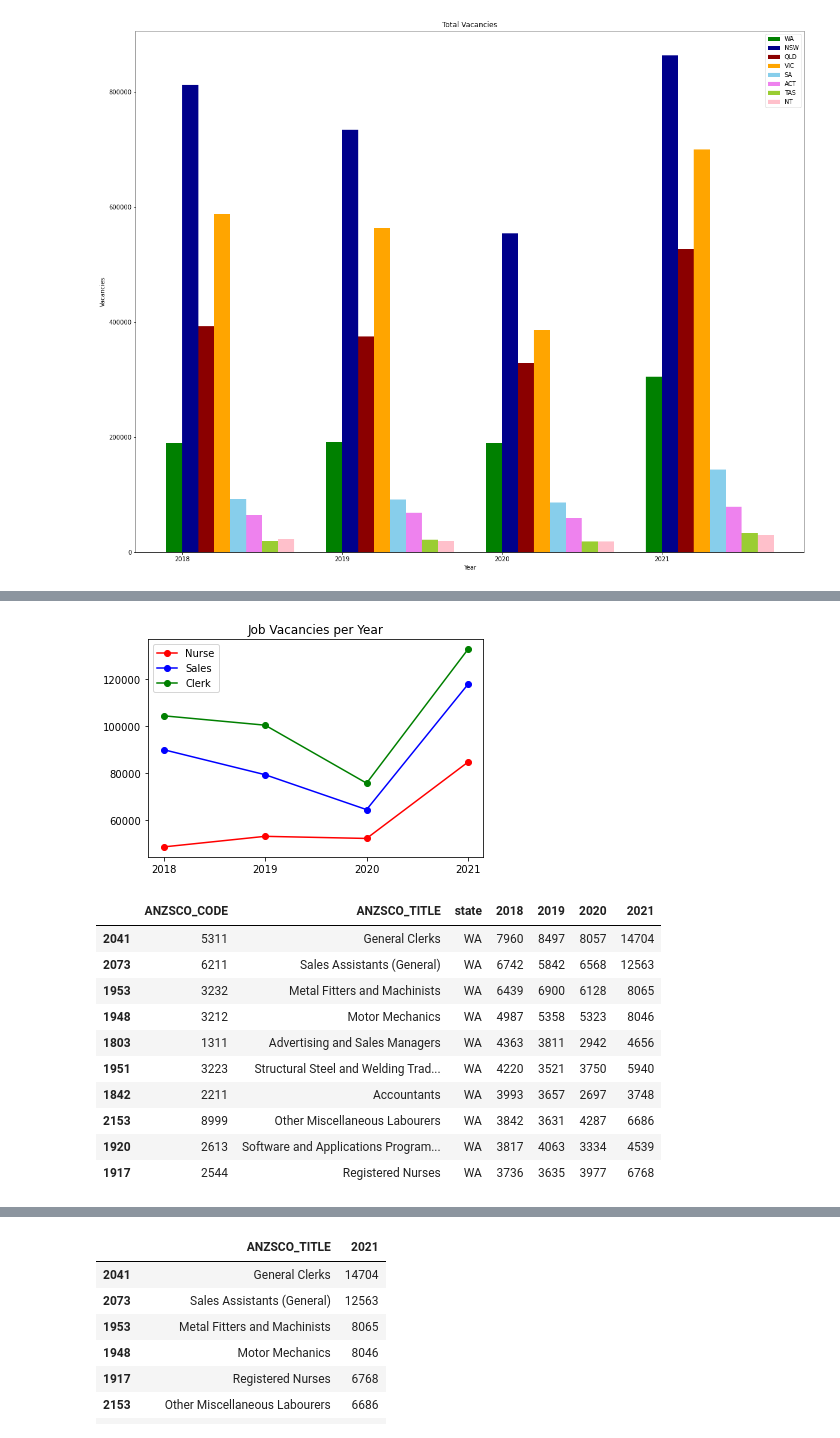
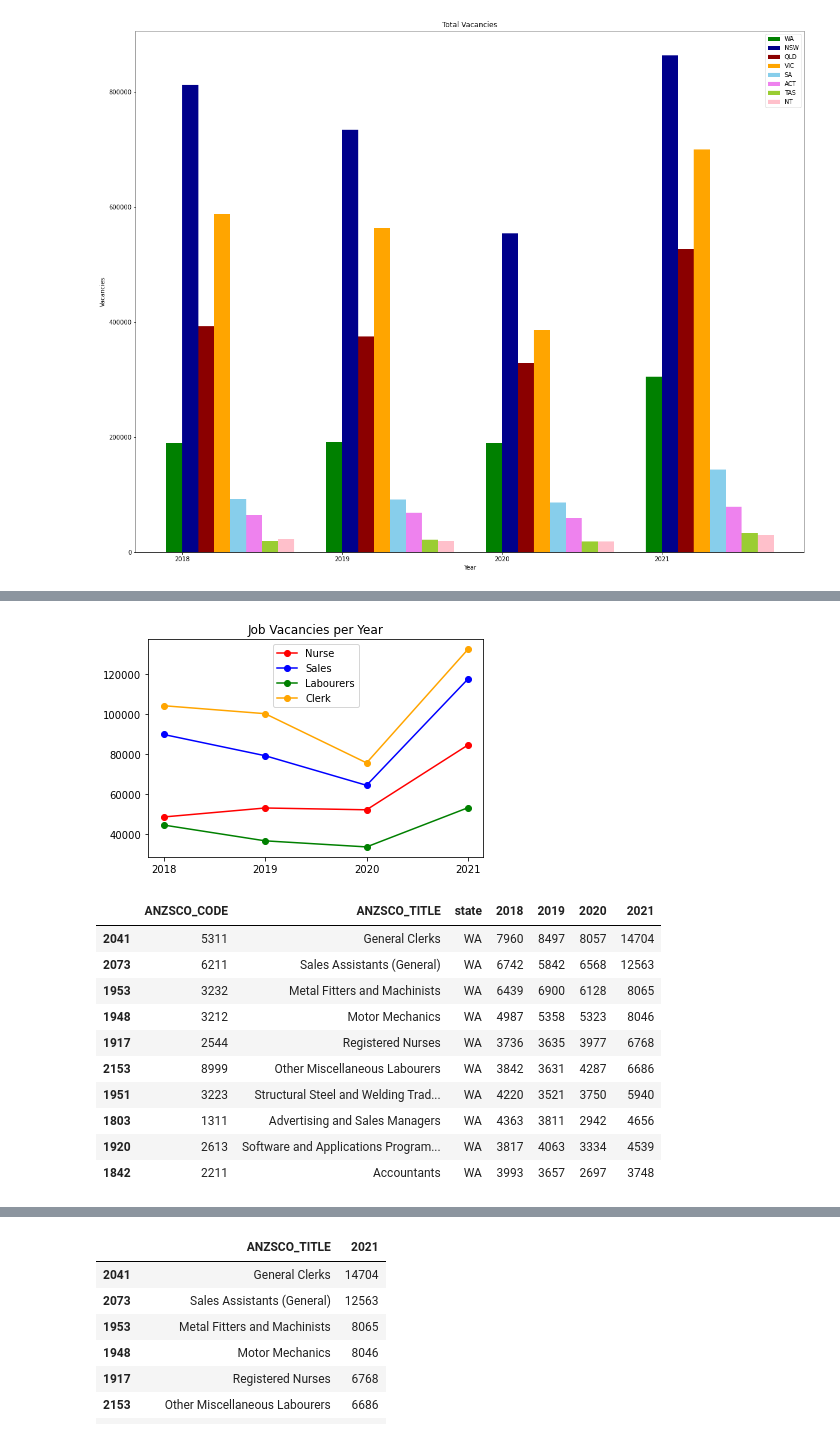
Before and after one commit to CarmenK2/GroupProject1, a Jupyter notebook: Job Vacancies.ipynb, the cells around one changed output, grey strips where cells are left out. Drawn from its saved outputs; the diff is of its cells as text; code cells hidden in the pictures.

```diff
--- a/Job Vacancies.ipynb
+++ b/Job Vacancies.ipynb
@@ -170,39 +192,43 @@ vac_per_job.nlargest(n=10, columns=['2018','2019','2020','2021'])
 # %%
-# Total job vacancies per year for Registered Nurses, Sales Assistants, and Clerks
+# Total job vacancies per year for Registered Nurses, Sales Assistants, Labourers and Clerks
 reg_nurse = vacancy_per_state.loc[(vacancy_per_state['ANZSCO_TITLE']=='Registered Nurses'),:]
 reg_nursetot = reg_nurse.iloc[:,3:].sum()
 
 
 reg_sales = vacancy_per_state.loc[(vacancy_per_state['ANZSCO_TITLE']=='Sales Assistants (General)'),:]
 reg_salestot = reg_sales.iloc[:,3:].sum()
+
+reg_labour = vacancy_per_state.loc[(vacancy_per_state['ANZSCO_TITLE']=='Other Miscellaneous Labourers'),:]
+reg_labourtot = reg_labour.iloc[:,3:].sum()
 
 reg_clerk = vacancy_per_state.loc[(vacancy_per_state['ANZSCO_TITLE']=='General Clerks'),:]
 reg_clerktot = reg_clerk.iloc[:,3:].sum()
 
 x_axisplot = ['2018','2019','2020','2021']
 
 plt.plot(x_axisplot, reg_nursetot, marker = 'o', color = 'red', label='Nurse')
 plt.plot(x_axisplot, reg_salestot, marker = 'o', color = 'blue', label='Sales')
-plt.plot(x_axisplot, reg_clerktot, marker = 'o', color = 'green', label='Clerk')
+plt.plot(x_axisplot, reg_labourtot, marker = 'o', color = 'green', label='Labourers')
+plt.plot(x_axisplot, reg_clerktot, marker = 'o', color = 'orange', label='Clerk')
 plt.title('Job Vacancies per Year')
 plt.legend(loc='best')
-plt.show()
+plt.savefig('Images/Job_Vacancy_Comparison.png')
 # %% [output]
-[figure, old version]
+[figure, new version]
 # %%
 # Dataframe showing top 10 WA job vacancies in the last 4 years
 wavacancy_per_job = vacancy_per_state.loc[vacancy_per_state['state']=='WA',:]
 wavacancytop = wavacancy_per_job.nlargest(n=10, columns=['2018','2019','2020','2021'])
-wavacancytop.head(10)
+wavacancytop.sort_values(by=['2021'], ascending= False)
 # %% [output]
 |  | ANZSCO_CODE | ANZSCO_TITLE | state | 2018 | 2019 | 2020 | 2021 |
 | 2041 | 5311 | General Clerks | WA | 7960 | 8497 | 8057 | 14704 |
 | 2073 | 6211 | Sales Assistants (General) | WA | 6742 | 5842 | 6568 | 12563 |
 | 1953 | 3232 | Metal Fitters and Machinists | WA | 6439 | 6900 | 6128 | 8065 |
 | 1948 | 3212 | Motor Mechanics | WA | 4987 | 5358 | 5323 | 8046 |
+| 1917 | 2544 | Registered Nurses | WA | 3736 | 3635 | 3977 | 6768 |
+| 2153 | 8999 | Other Miscellaneous Labourers | WA | 3842 | 3631 | 4287 | 6686 |
+| 1951 | 3223 | Structural Steel and Welding Trad... | WA | 4220 | 3521 | 3750 | 5940 |
 | 1803 | 1311 | Advertising and Sales Managers | WA | 4363 | 3811 | 2942 | 4656 |
-| 1951 | 3223 | Structural Steel and Welding Trad... | WA | 4220 | 3521 | 3750 | 5940 |
+| 1920 | 2613 | Software and Applications Program... | WA | 3817 | 4063 | 3334 | 4539 |
 | 1842 | 2211 | Accountants | WA | 3993 | 3657 | 2697 | 3748 |
-| 2153 | 8999 | Other Miscellaneous Labourers | WA | 3842 | 3631 | 4287 | 6686 |
-| 1920 | 2613 | Software and Applications Program... | WA | 3817 | 4063 | 3334 | 4539 |
-| 1917 | 2544 | Registered Nurses | WA | 3736 | 3635 | 3977 | 6768 |
```
Also changed, not shown: parts of 7 cells of this notebook, 5 other files.
